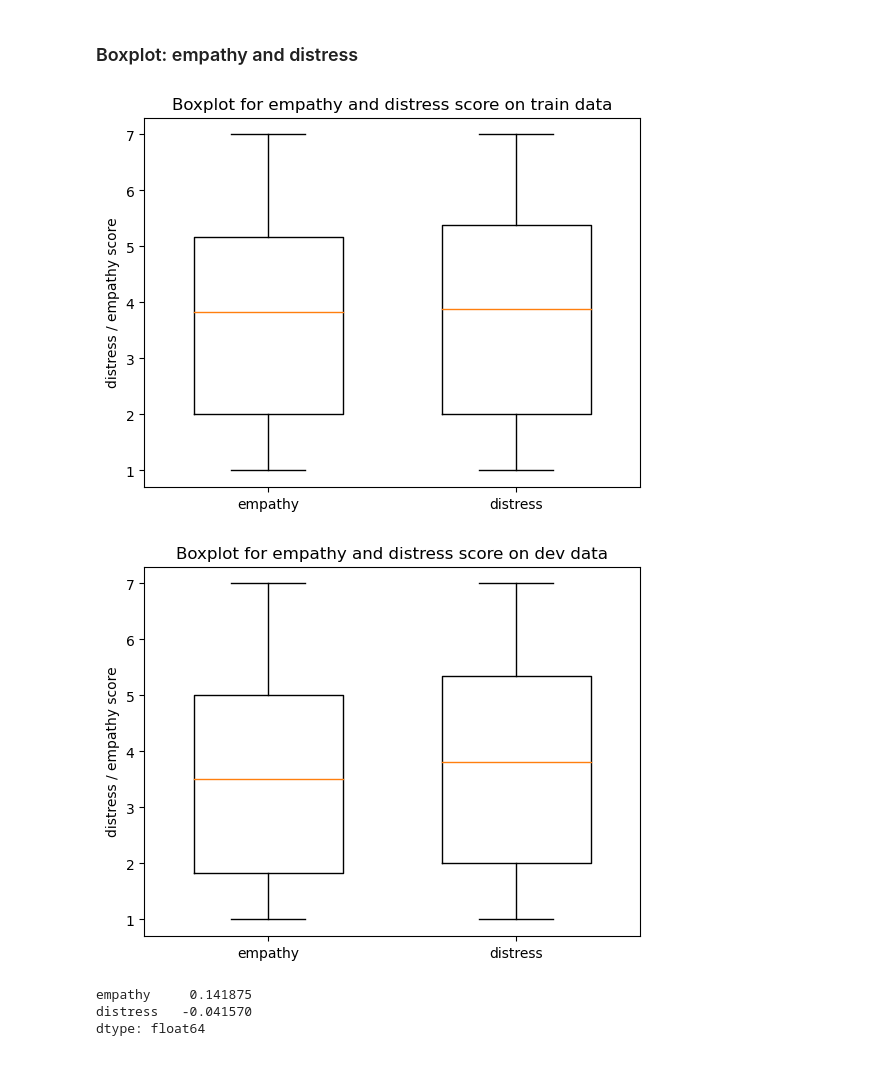
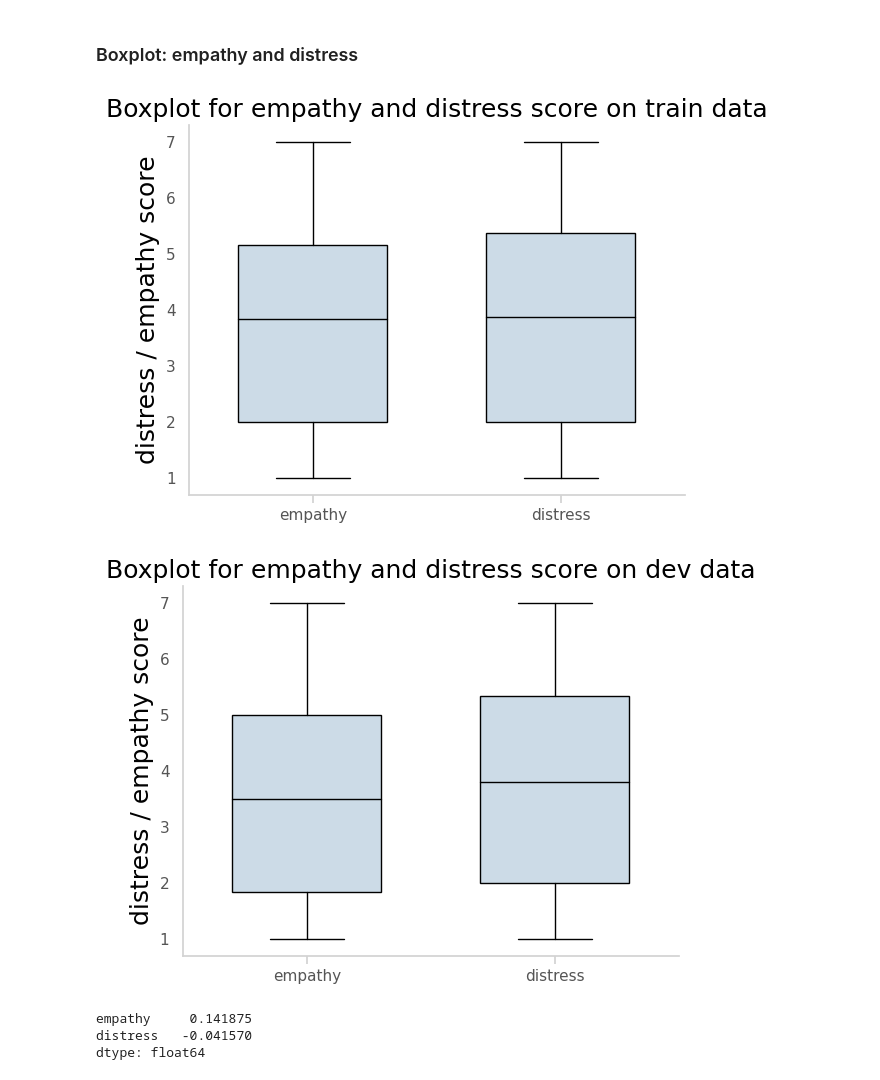
Before and after one commit to myrazma/2022_Masterthesis_Code, a Jupyter notebook: analysis/descriptive_analysis.ipynb, the cells around one changed output. Saved outputs shown, nothing was run; the diff lists cells and outputs as text; code cells hidden in the pictures.

```diff
--- a/analysis/descriptive_analysis.ipynb
+++ b/analysis/descriptive_analysis.ipynb
@@ -35,3 +27,37 @@ sys.path = sys_path
+# %%
+# Code for pretty plots
+# https://towardsdatascience.com/making-matplotlib-beautiful-by-default-d0d41e3534fd
+import seaborn as sns
+label_text_color='#555555'
+text_color="black"
+accent_color="lightgrey"
+sns.set(font="Franklin Gothic Book",
+        rc={
+ "axes.axisbelow": False,
+ "axes.edgecolor": accent_color,
+ "axes.facecolor": "None",
+ "axes.grid": False,
+ "axes.labelcolor": text_color,
+ "axes.spines.right": False,
+ "axes.spines.top": False,
+ "figure.facecolor": "white",
+ "lines.solid_capstyle": "round",
+ "patch.edgecolor": "w",
+ "patch.force_edgecolor": True,
+ "text.color": text_color,
+ "xtick.bottom": True,
+ "xtick.color": accent_color,
+ "xtick.labelcolor": label_text_color,
+ "xtick.direction": "out",
+ "xtick.top": False,
+ "ytick.color": label_text_color,
+ "ytick.direction": "out",
+ "ytick.left": False,
+ "ytick.right": False})
+sns.set_context("notebook", rc={"font.size":14,
+                                "axes.titlesize":18,
+                                "axes.labelsize":18})
+tu_c1='#004E8A'
 # %% [markdown]
 Table of contents:
 * [Correlation](#Correlation)
@@ -234,19 +267,30 @@ Dev data shape: 270
 # %% [markdown]
 ### Boxplot: empathy and distress
 # %%
-plt.boxplot(data_train[['empathy', 'distress']], widths=0.6, labels=['empathy', 'distress'])
+
+plt.boxplot(data_train[['empathy', 'distress']], widths=0.6, labels=['empathy', 'distress'], patch_artist=True,
+            boxprops=dict(facecolor='#CCDBE7', color='black'),
+            capprops=dict(color='black'),
+            whiskerprops=dict(color='black'),
+            flierprops=dict(color='black', markeredgecolor='black'),
+            medianprops=dict(color='black'))
 plt.title('Boxplot for empathy and distress score on train data')
 plt.ylabel('distress / empathy score')
 plt.show()
 # %% [output]
-[figure, old version]
+[figure, new version]
 # %%
-plt.boxplot(data_dev[['empathy', 'distress']], widths=0.6, labels=['empathy', 'distress'])
+plt.boxplot(data_dev[['empathy', 'distress']], widths=0.6, labels=['empathy', 'distress'], patch_artist=True,
+            boxprops=dict(facecolor='#CCDBE7', color='black'),
+            capprops=dict(color='black'),
+            whiskerprops=dict(color='black'),
+            flierprops=dict(color='black', markeredgecolor='black'),
+            medianprops=dict(color='black'))
 plt.title('Boxplot for empathy and distress score on dev data')
 plt.ylabel('distress / empathy score')
 plt.show()
 # %% [output]
-[figure, old version]
+[figure, new version]
 # %%
 # difference of mean on train and dev data
 data_train[['empathy', 'distress']].mean() - data_dev[['empathy', 'distress']].mean()
```
Also changed, not shown: parts of 13 cells of this notebook, 1 other file.
